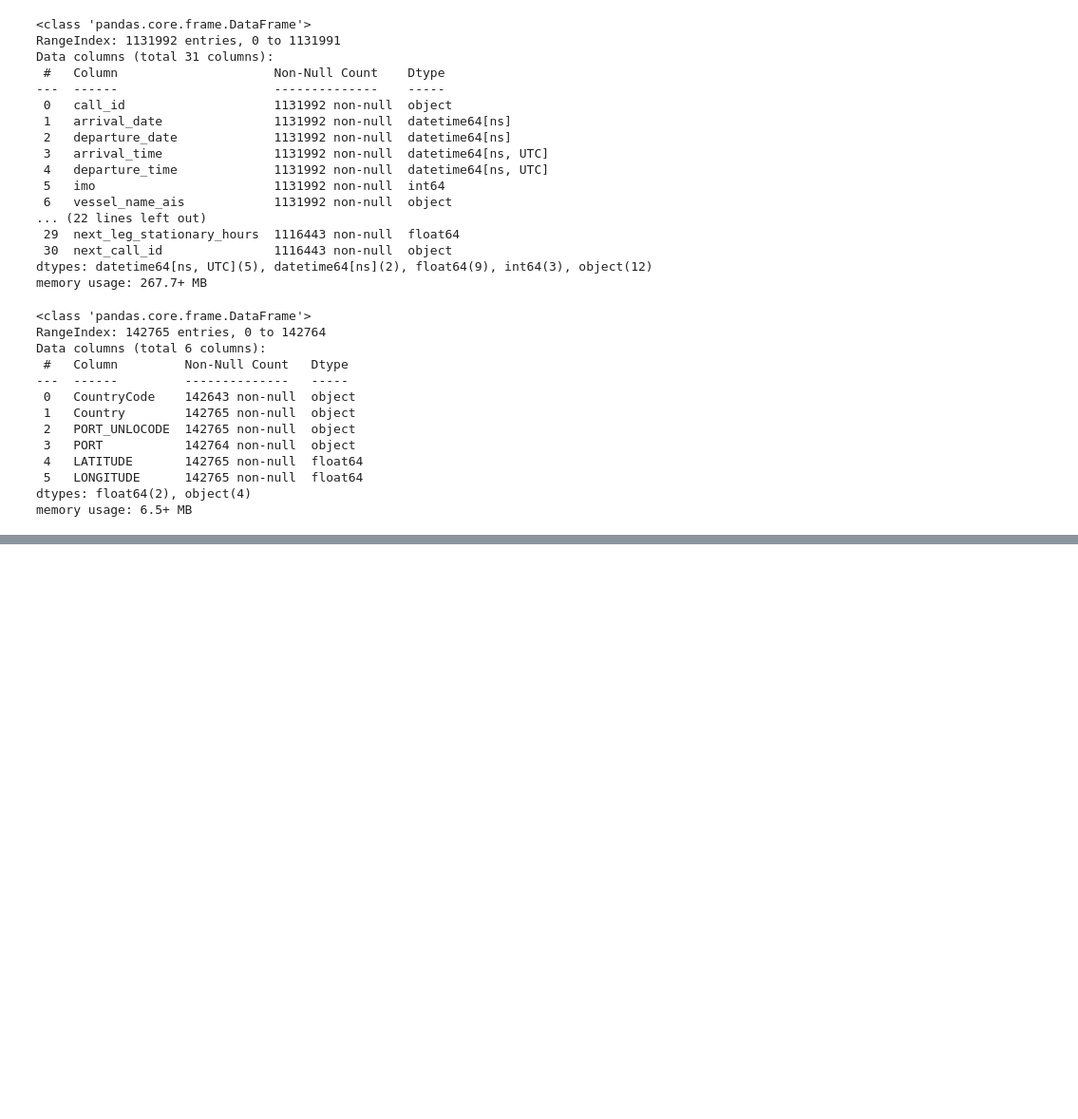
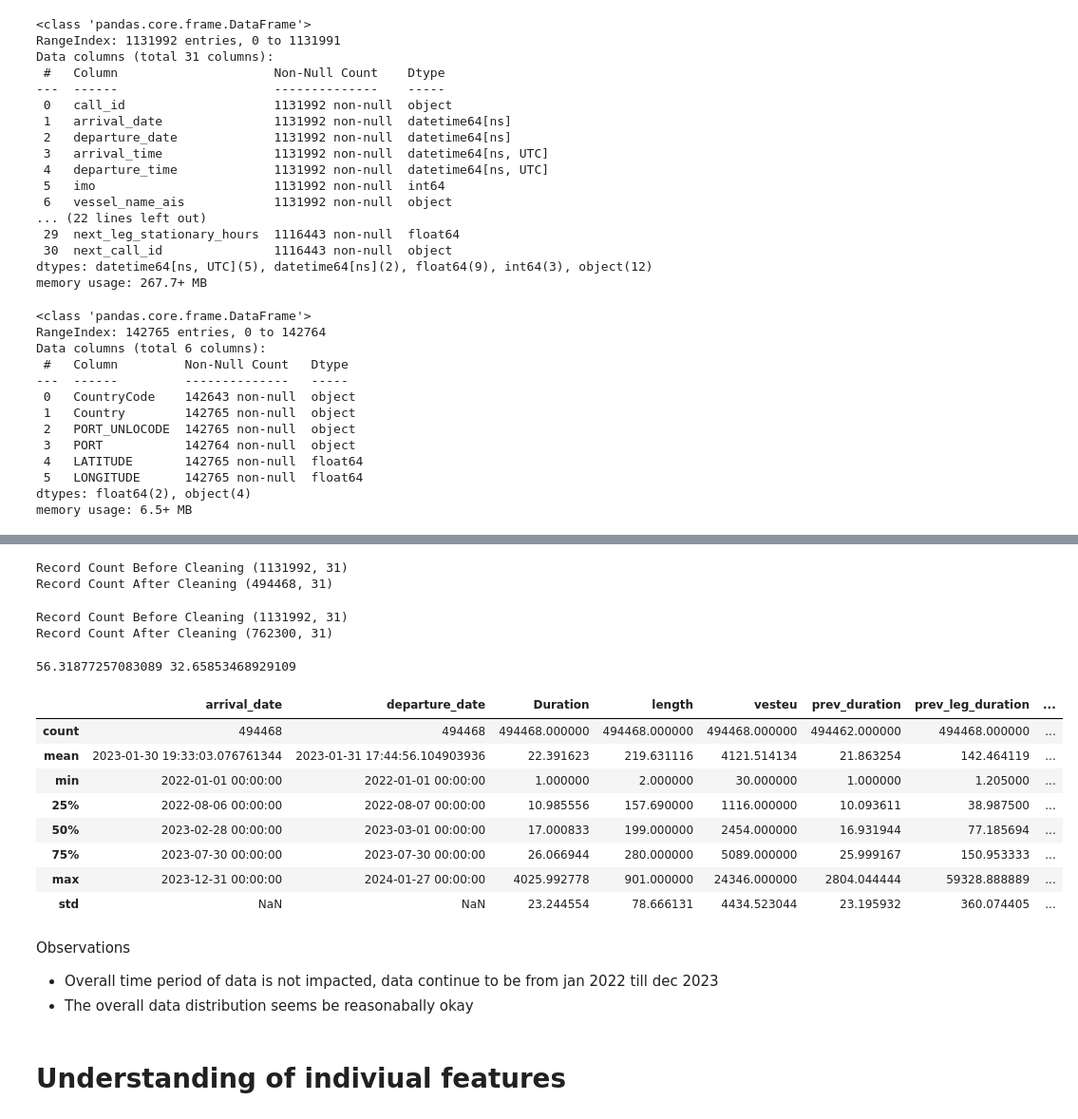
Before and after one commit to hargurjeet/Maersk, a Jupyter notebook: Solution_Notebook.ipynb, the cells around one changed output, grey strips where cells are left out. Shown at 95% size. Cells and saved outputs as stored; diff of their text form; code cells hidden in the pictures; blank space fills up the shorter version.

```diff
--- a/Solution_Notebook.ipynb
+++ b/Solution_Notebook.ipynb
@@ -111,0 +177,53 @@ vessel_geo_data.head()
+# %%
+## Dataset records before cleaning
+print('Record Count Before Cleaning', vessel_data.shape)
+
+def data_cleanup(df):
+
+  return df[(df.length > 0) & (df.vesteu > 0) & (df.prev_leg_duration > 0) & (df.prev_leg_distance_nm > 0) &
+      (df.prev_leg_stationary_hours > 0) &(df.next_leg_duration > 0)& (df.next_leg_distance_nm > 0) &(df.next_leg_stationary_hours > 0)]
+
+vessel_data_cleaned_v1 = data_cleanup(vessel_data)
+
+print('Record Count After Cleaning', vessel_data_cleaned_v1.shape)
+# %% [output]
+Record Count Before Cleaning (1131992, 31)
+Record Count After Cleaning (494468, 31)
+# %%
+print('Record Count Before Cleaning', vessel_data.shape)
+
+def data_cleanup(df):
+
+  return df[(df.length > 0) & (df.vesteu > 0) & (df.prev_leg_duration > 0) & (df.prev_leg_distance_nm > 0) &
+            (df.next_leg_duration > 0)& (df.next_leg_distance_nm > 0)]
+
+vessel_data_cleaned_v2 = data_cleanup(vessel_data)
+
+print('Record Count After Cleaning', vessel_data_cleaned_v2.shape)
+# %% [output]
+Record Count Before Cleaning (1131992, 31)
+Record Count After Cleaning (762300, 31)
+# %%
+data_loss_v1 = ((vessel_data.shape[0] - vessel_data_cleaned_v1.shape[0])/vessel_data.shape[0])*100
+data_loss_v2 = ((vessel_data.shape[0] - vessel_data_cleaned_v2.shape[0])/vessel_data.shape[0])*100
+print(data_loss_v1, data_loss_v2)
+# %% [output]
+56.31877257083089 32.65853468929109
+# %%
+vessel_data_cleaned_v1.describe()
+# %% [output]
+|  | arrival_date | departure_date | Duration | length | vesteu | prev_duration | prev_leg_duration | ... |
+| count | 494468 | 494468 | 494468.000000 | 494468.000000 | 494468.000000 | 494462.000000 | 494468.000000 | ... |
+| mean | 2023-01-30 19:33:03.076761344 | 2023-01-31 17:44:56.104903936 | 22.391623 | 219.631116 | 4121.514134 | 21.863254 | 142.464119 | ... |
+| min | 2022-01-01 00:00:00 | 2022-01-01 00:00:00 | 1.000000 | 2.000000 | 30.000000 | 1.000000 | 1.205000 | ... |
+| 25% | 2022-08-06 00:00:00 | 2022-08-07 00:00:00 | 10.985556 | 157.690000 | 1116.000000 | 10.093611 | 38.987500 | ... |
+| 50% | 2023-02-28 00:00:00 | 2023-03-01 00:00:00 | 17.000833 | 199.000000 | 2454.000000 | 16.931944 | 77.185694 | ... |
+| 75% | 2023-07-30 00:00:00 | 2023-07-30 00:00:00 | 26.066944 | 280.000000 | 5089.000000 | 25.999167 | 150.953333 | ... |
+| max | 2023-12-31 00:00:00 | 2024-01-27 00:00:00 | 4025.992778 | 901.000000 | 24346.000000 | 2804.044444 | 59328.888889 | ... |
+| std | NaN | NaN | 23.244554 | 78.666131 | 4434.523044 | 23.195932 | 360.074405 | ... |
+# %% [markdown]
+Observations
+- Overall time period of data is not impacted, data continue to be from jan 2022 till dec 2023
+- The overall data distribution seems be reasonabally okay
+# %% [markdown]
+# Understanding of indiviual features
```
Also changed, not shown: parts of 8 cells of this notebook.
